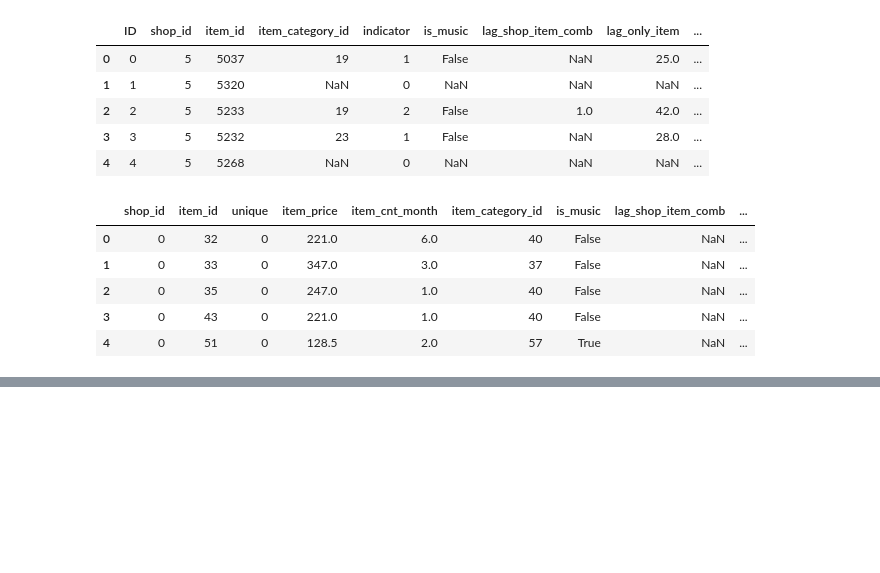
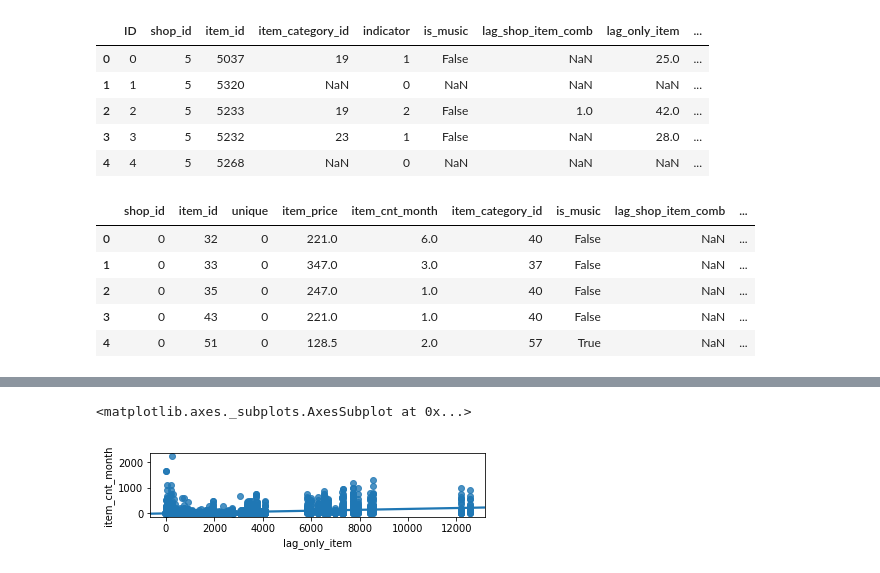
Before and after one commit to Fenil3510/Summer_Kernels, a Jupyter notebook: Future_Sales/HSE_Data.ipynb, the cells around one changed output, grey strips where cells are left out. Drawn from its saved outputs; the diff is of its cells as text; code cells hidden in the pictures; blank space fills up the shorter version.

```diff
--- a/Future_Sales/HSE_Data.ipynb
+++ b/Future_Sales/HSE_Data.ipynb
@@ -1004,0 +997,6 @@ val33.head()
+# %%
+plt.subplot(3,1,2)
+sns.regplot(x = for_plot['lag_only_item'], y = for_plot['item_cnt_month'], data = for_plot)
+# %% [output]
+<matplotlib.axes._subplots.AxesSubplot at 0x...>
+[figure, added]
```
Also changed, not shown: parts of 65 cells of this notebook, 2 other files.
